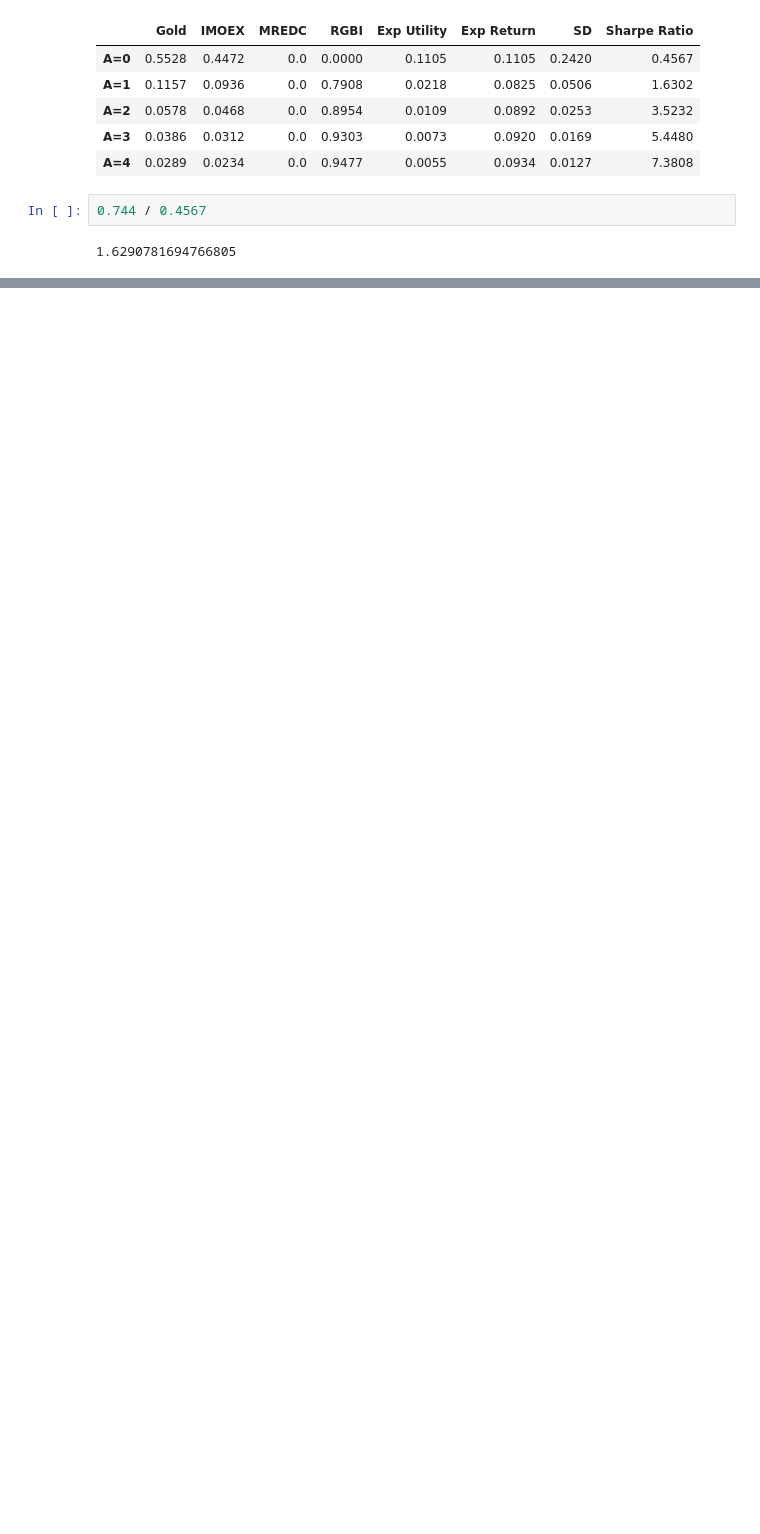
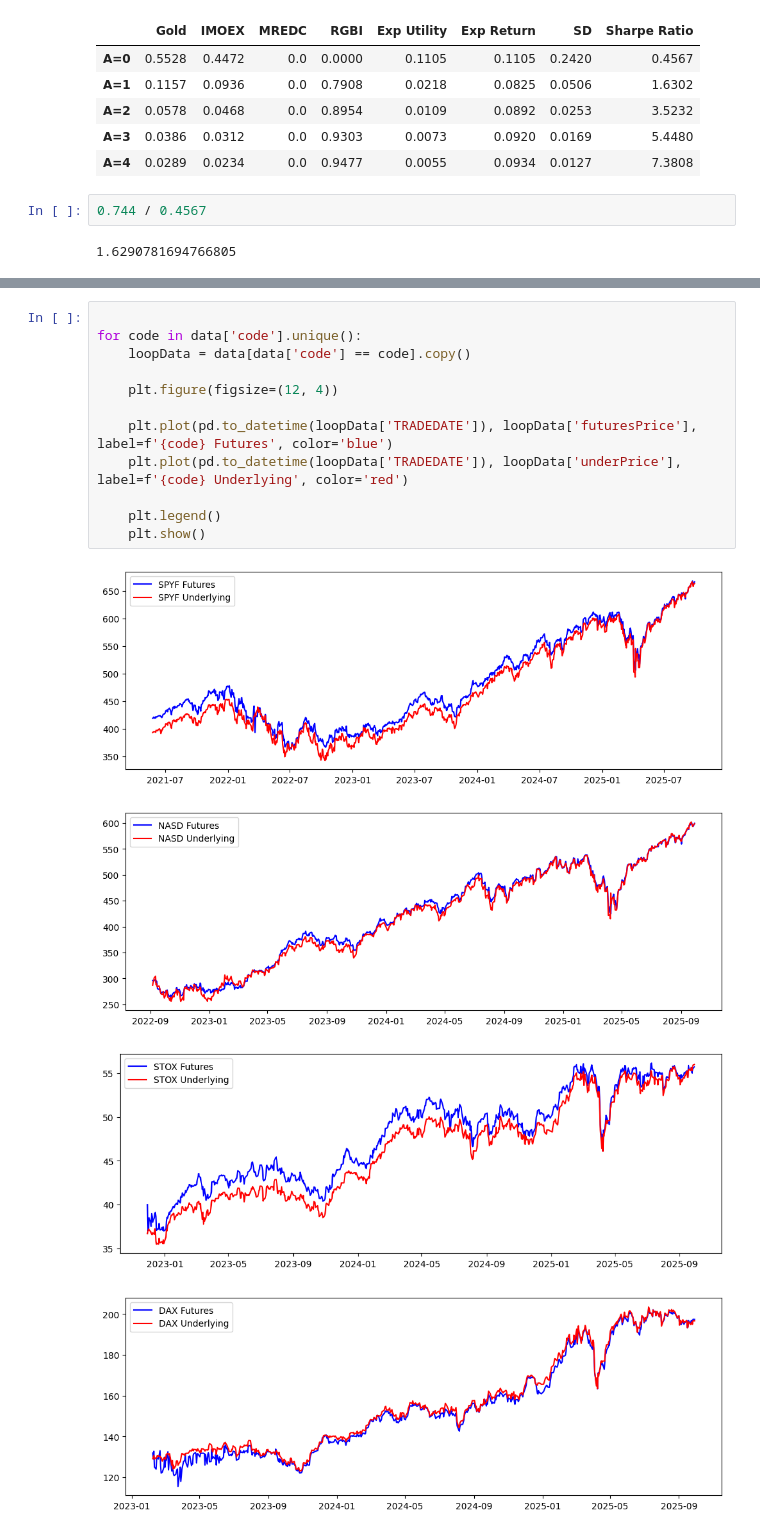
Before and after one commit to valkhodzhaev/RanepaLab, a Jupyter notebook: notebooks/futures.ipynb, the cells around one changed output, grey strips where cells are left out. Saved outputs shown, nothing was run; the diff lists cells and outputs as text; blank space fills up the shorter version.

Commit message:
Question 2 -- Data

```diff
--- a/notebooks/futures.ipynb
+++ b/notebooks/futures.ipynb
@@ -457,0 +612,17 @@ Max Sharpe Ratio: 0.4567
+# %%
+
+for code in data['code'].unique():
+    loopData = data[data['code'] == code].copy()
+
+    plt.figure(figsize=(12, 4))
+
+    plt.plot(pd.to_datetime(loopData['TRADEDATE']), loopData['futuresPrice'], label=f'{code} Futures', color='blue')
+    plt.plot(pd.to_datetime(loopData['TRADEDATE']), loopData['underPrice'], label=f'{code} Underlying', color='red')
+
+    plt.legend()
+    plt.show()
+# %% [output]
+[figure, added]
+[figure, added]
+[figure, added]
+[figure, added]
```
Also changed, not shown: parts of 7 cells of this notebook, 1 other file.
